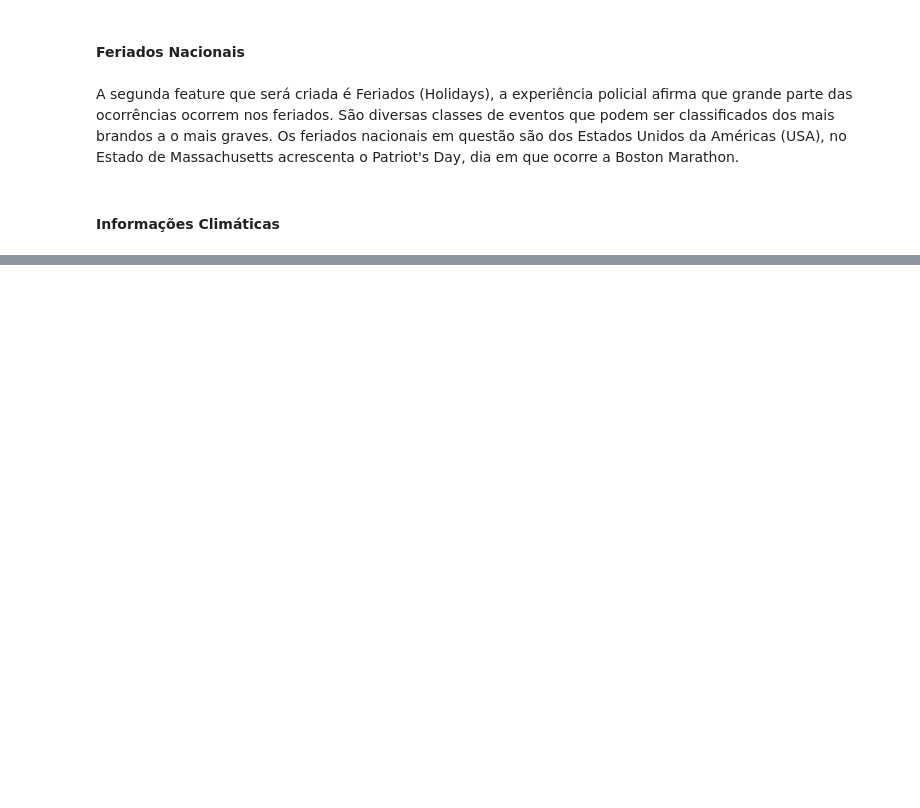
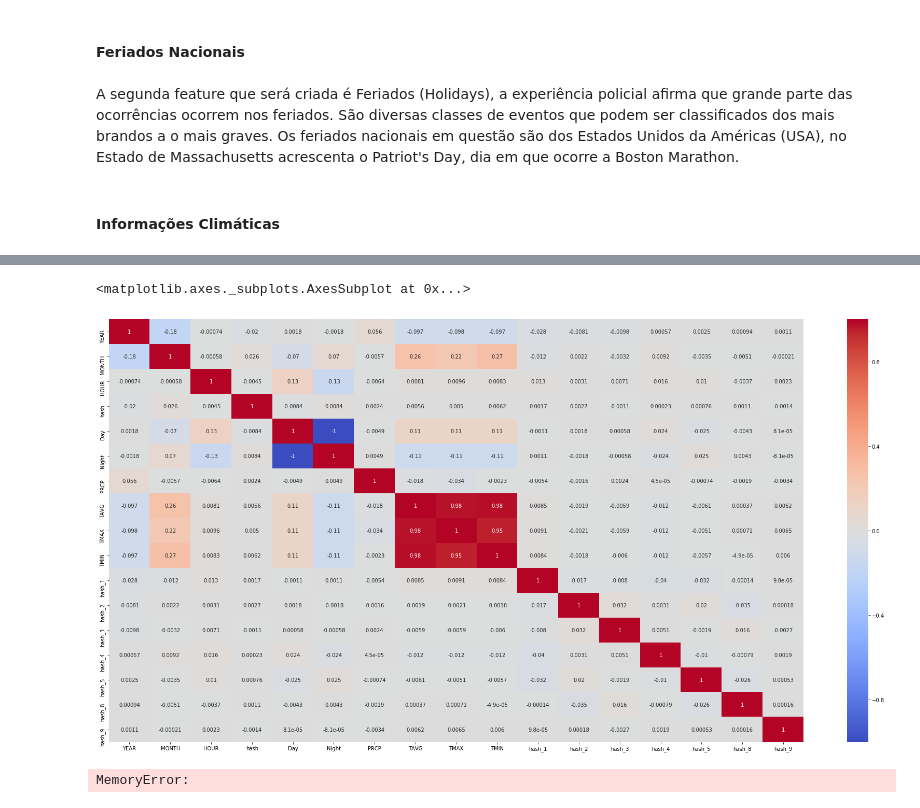
Before and after one commit to pabloazevedo/PortifolioDS, a Jupyter notebook: Boston Crimes.ipynb, the cells around one changed output, grey strips where cells are left out. Cells and saved outputs as stored; diff of their text form; code cells hidden in the pictures; blank space fills up the shorter version.

```diff
--- a/Boston Crimes.ipynb
+++ b/Boston Crimes.ipynb
@@ -357,0 +359,15 @@ offense_codes
+# %%
+boston_crimes_2 = data_noaa_boston[['YEAR','MONTH','DAY_OF_WEEK','HOUR','Location','hash','Day','Night','PRCP','TAVG','TMAX','TMIN','hash_1','hash_2','hash_3','hash_4','hash_5','hash_8','hash_9']]
+# %%
+plt.figure(figsize=(30,15))
+sns.heatmap(boston_crimes_2.corr(),
+            vmin=-1,
+            cmap='coolwarm',
+            annot=True)
+# %% [output]
+<matplotlib.axes._subplots.AxesSubplot at 0x...>
+[figure, added]
+# %%
+dataset_final_boston_crimes = pd.get_dummies(boston_crimes_2)
+# %% [output]
+MemoryError:
```
Also changed, not shown: parts of 37 cells of this notebook.
